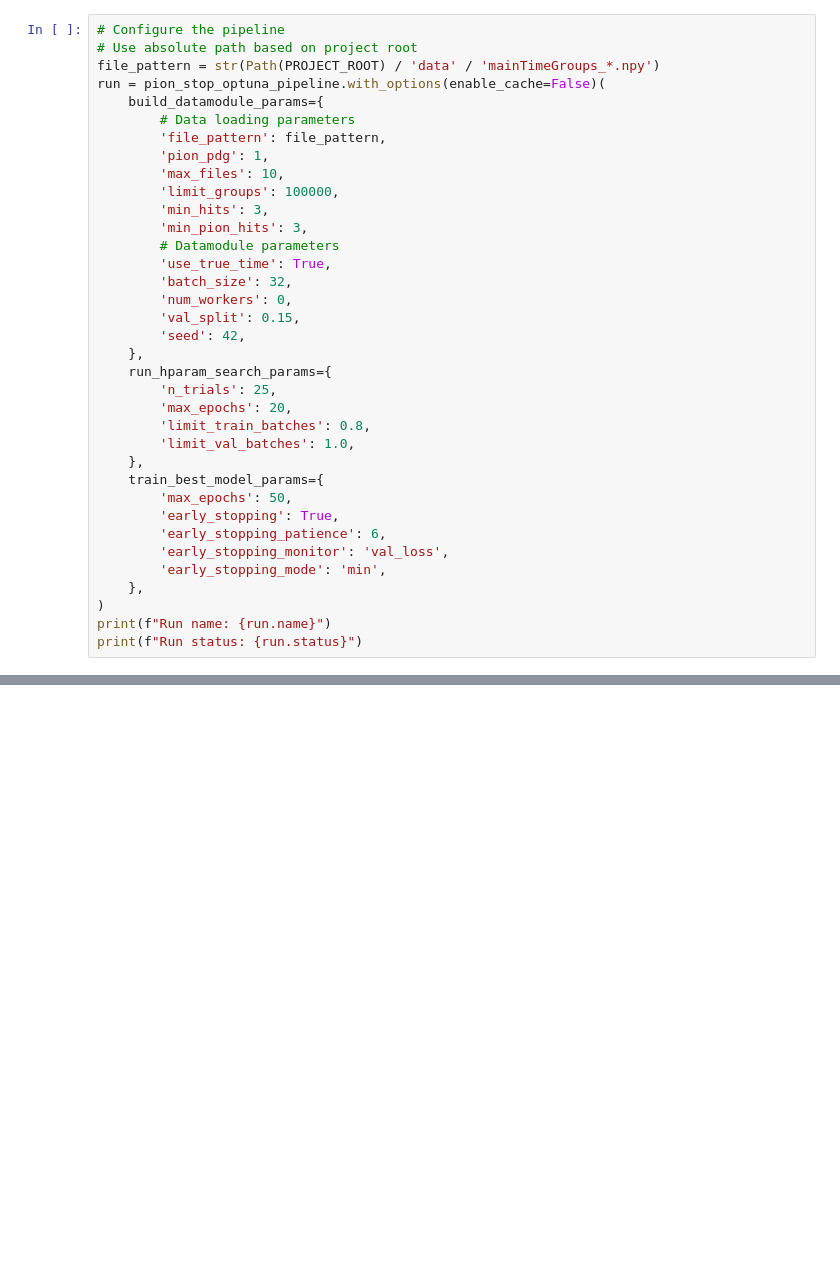
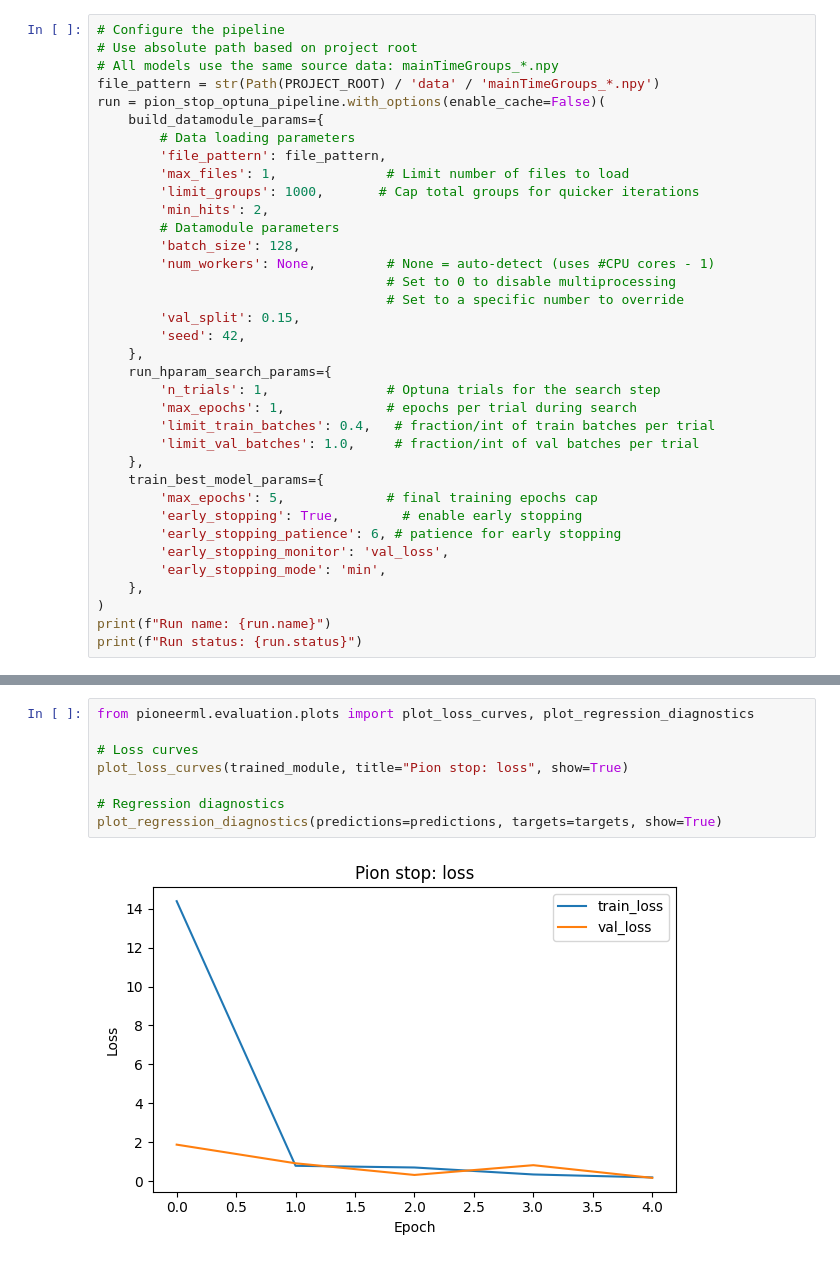
Before and after one commit to jaca230/pioneerML, a Jupyter notebook: notebooks/training/pion_stop.ipynb, the cells around one changed output, grey strips where cells are left out. Drawn from its saved outputs; the diff is of its cells as text; blank space fills up the shorter version.

```diff
--- a/notebooks/training/pion_stop.ipynb
+++ b/notebooks/training/pion_stop.ipynb
@@ -17,33 +16,33 @@ print(f"ZenML ready with stack: {zenml_client.active_stack_model.name}")
 # %%
 # Configure the pipeline
 # Use absolute path based on project root
+# All models use the same source data: mainTimeGroups_*.npy
 file_pattern = str(Path(PROJECT_ROOT) / 'data' / 'mainTimeGroups_*.npy')
 run = pion_stop_optuna_pipeline.with_options(enable_cache=False)(
     build_datamodule_params={
         # Data loading parameters
         'file_pattern': file_pattern,
-        'pion_pdg': 1,
-        'max_files': 10,
-        'limit_groups': 100000,
-        'min_hits': 3,
-        'min_pion_hits': 3,
+        'max_files': 1,              # Limit number of files to load
+        'limit_groups': 1000,       # Cap total groups for quicker iterations
+        'min_hits': 2,
         # Datamodule parameters
-        'use_true_time': True,
-        'batch_size': 32,
-        'num_workers': 0,
+        'batch_size': 128,
+        'num_workers': None,         # None = auto-detect (uses #CPU cores - 1)
+                                     # Set to 0 to disable multiprocessing
+                                     # Set to a specific number to override
         'val_split': 0.15,
         'seed': 42,
     },
     run_hparam_search_params={
-        'n_trials': 25,
-        'max_epochs': 20,
-        'limit_train_batches': 0.8,
-        'limit_val_batches': 1.0,
+        'n_trials': 1,               # Optuna trials for the search step
+        'max_epochs': 1,             # epochs per trial during search
+        'limit_train_batches': 0.4,   # fraction/int of train batches per trial
+        'limit_val_batches': 1.0,     # fraction/int of val batches per trial
     },
     train_best_model_params={
-        'max_epochs': 50,
-        'early_stopping': True,
-        'early_stopping_patience': 6,
+        'max_epochs': 5,             # final training epochs cap
+        'early_stopping': True,        # enable early stopping
+        'early_stopping_patience': 6, # patience for early stopping
         'early_stopping_monitor': 'val_loss',
         'early_stopping_mode': 'min',
     },
@@ -174,0 +127,10 @@ print(f"  Metadata: {metadata_path}")
+# %%
+from pioneerml.evaluation.plots import plot_loss_curves, plot_regression_diagnostics
+
+# Loss curves
+plot_loss_curves(trained_module, title="Pion stop: loss", show=True)
+
+# Regression diagnostics
+plot_regression_diagnostics(predictions=predictions, targets=targets, show=True)
+# %% [output]
+[figure, added]
```
Also changed, not shown: parts of 10 cells of this notebook, 26 other files.
